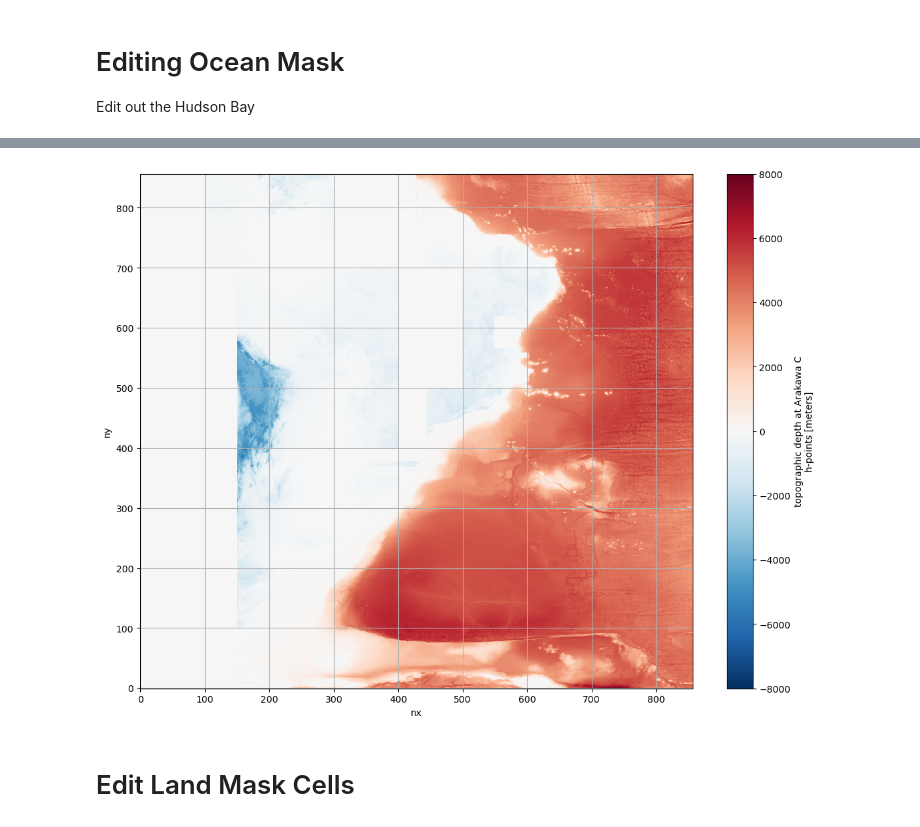
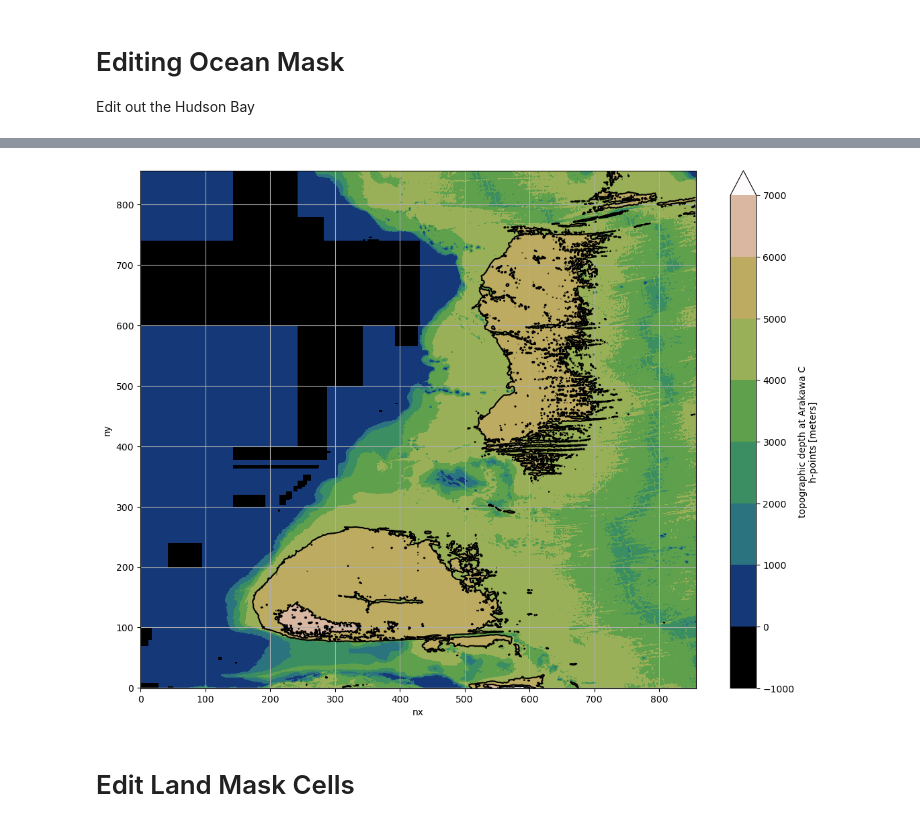
Before and after one commit to nlaureanti/SWA14, a Jupyter notebook: gridgen/southwestatlantic14.ipynb, the cells around one changed output, grey strips where cells are left out. Drawn from its saved outputs; the diff is of its cells as text; code cells hidden in the pictures.

```diff
--- a/gridgen/southwestatlantic14.ipynb
+++ b/gridgen/southwestatlantic14.ipynb
@@ -463,18 +459,20 @@ for y in range(700,780):
 # %%
-# Flooding Southern Islands - much close to the boundaries
-for y in range(0,100):
-    for x in range(200,700):
-        if y in range(0,5) and x in range(208,231):
-            hudson.depth[y,x] = 1.0
-        if y in range(0,15) and x in range(598,631):
-            hudson.depth[y,x] = 1.0
+for y in range(0,len(hudson.ny)):
+    for x in range(0,len(hudson.nx)):
+        if hudson.depth[y,x] < 0:
+            hudson.depth[y,x] = LAND
 # %%
 #p=hudson.depth.isel(ny=slice(0,100),nx=slice(200,700)).plot(vmin=0,vmax=1, size=10)
-#p=hudson.depth.isel(ny=slice(700,780),nx=slice(500,550)).plot( size=10)
-p=hudson.depth.plot( size=10)
+#p=hudson.depth.isel(ny=slice(200,300),nx=slice(100,300)).plot(vmin=-5,vmax=30,size=10,cmap='jet')
+#p=hudson.depth.plot(vmin=0,vmax=1, size=10)
+import matplotlib.pyplot as plt
+import numpy as np
+p=hudson.depth.plot( size=10, cmap= 'gist_earth', levels=np.arange(-1000,8000,1000))
+plt.contour(hudson.depth,colors='k',levels=np.arange(5000,8000,1000))
 p.axes.grid()
+plt.savefig('bathymetry.gebco2021.png')
 # %% [output]
-[figure, old version]
+[figure, new version]
 # %% [markdown]
 # Edit Land Mask Cells
 # %%
```
Also changed, not shown: parts of 16 cells of this notebook, 6 other files.
